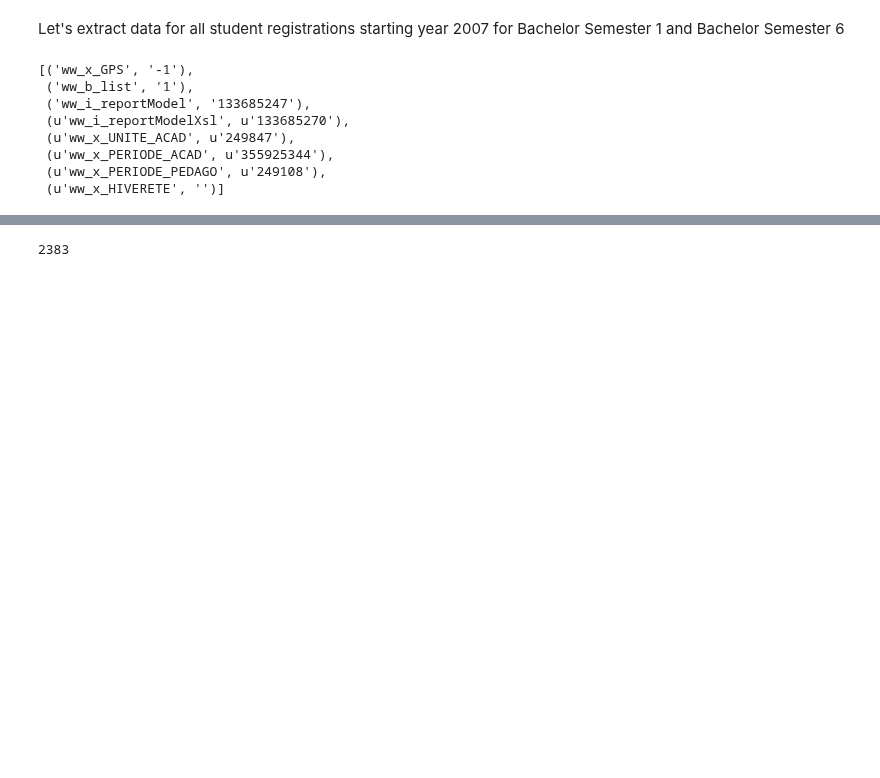
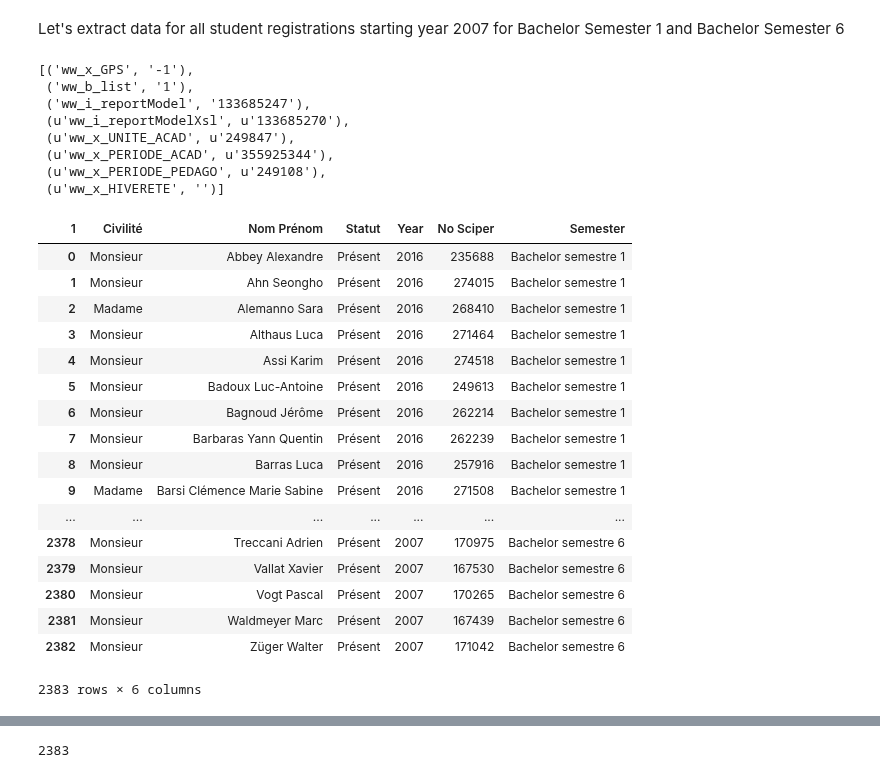
Before and after one commit to meryemmhamdi1/Gokcen_Meryem_Riyadh_ADA, a Jupyter notebook: 02 - Data from the Web/DataFromTheWeb.ipynb, the cells around one changed output, grey strips where cells are left out. Cells and saved outputs as stored; diff of their text form; code cells hidden in the pictures; blank space fills up the shorter version.

```diff
--- a/02 - Data from the Web/DataFromTheWeb.ipynb
+++ b/02 - Data from the Web/DataFromTheWeb.ipynb
@@ -198,2 +213,23 @@ bigDataFrame = bigDataFrame.reset_index(drop=True)
+# %%
+bigDataFrame
+# %% [output]
+| 1 | Civilité | Nom Prénom | Statut | Year | No Sciper | Semester |
+| 0 | Monsieur | Abbey Alexandre | Présent | 2016 | 235688 | Bachelor semestre 1 |
+| 1 | Monsieur | Ahn Seongho | Présent | 2016 | 274015 | Bachelor semestre 1 |
+| 2 | Madame | Alemanno Sara | Présent | 2016 | 268410 | Bachelor semestre 1 |
+| 3 | Monsieur | Althaus Luca | Présent | 2016 | 271464 | Bachelor semestre 1 |
+| 4 | Monsieur | Assi Karim | Présent | 2016 | 274518 | Bachelor semestre 1 |
+| 5 | Monsieur | Badoux Luc-Antoine | Présent | 2016 | 249613 | Bachelor semestre 1 |
+| 6 | Monsieur | Bagnoud Jérôme | Présent | 2016 | 262214 | Bachelor semestre 1 |
+| 7 | Monsieur | Barbaras Yann Quentin | Présent | 2016 | 262239 | Bachelor semestre 1 |
+| 8 | Monsieur | Barras Luca | Présent | 2016 | 257916 | Bachelor semestre 1 |
+| 9 | Madame | Barsi Clémence Marie Sabine | Présent | 2016 | 271508 | Bachelor semestre 1 |
+| ... | ... | ... | ... | ... | ... | ... |
+| 2378 | Monsieur | Treccani Adrien | Présent | 2007 | 170975 | Bachelor semestre 6 |
+| 2379 | Monsieur | Vallat Xavier | Présent | 2007 | 167530 | Bachelor semestre 6 |
+| 2380 | Monsieur | Vogt Pascal | Présent | 2007 | 170265 | Bachelor semestre 6 |
+| 2381 | Monsieur | Waldmeyer Marc | Présent | 2007 | 167439 | Bachelor semestre 6 |
+| 2382 | Monsieur | Züger Walter | Présent | 2007 | 171042 | Bachelor semestre 6 |
+2383 rows × 6 columns
 # %%
 bigDataFrame.describe(include='all')
```
Also changed, not shown: parts of 25 cells of this notebook.
